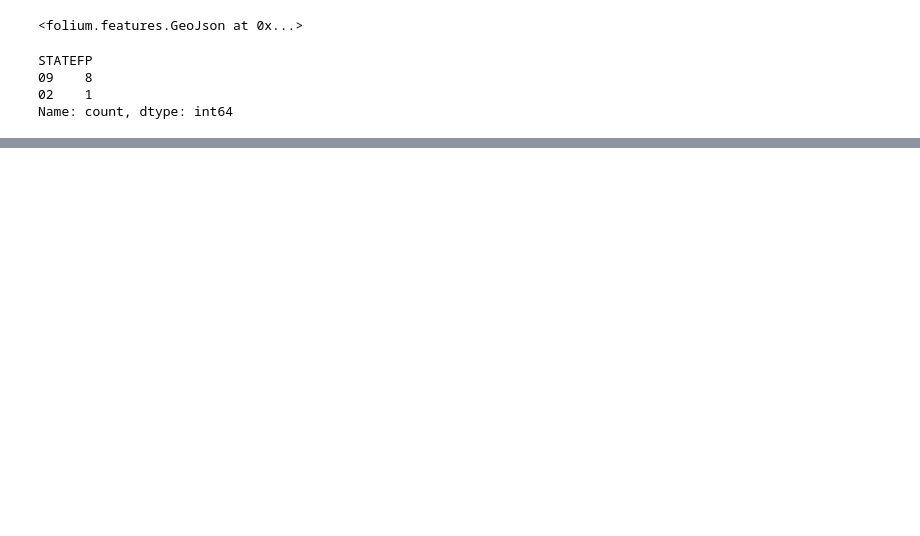
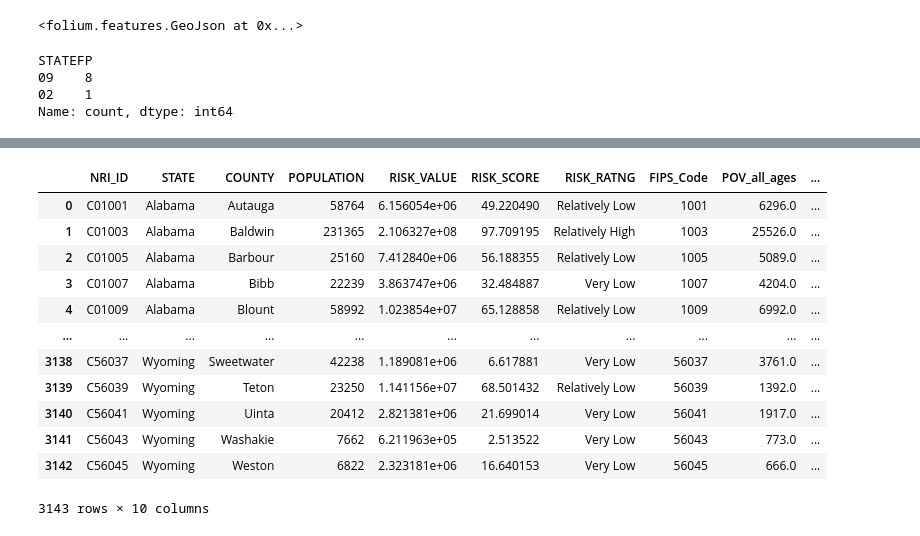
Before and after one commit to farnhamh/CS124H-Group-3, a Jupyter notebook: tia/project.ipynb, the cells around one changed output, grey strips where cells are left out. Saved outputs shown, nothing was run; the diff lists cells and outputs as text; code cells hidden in the pictures; blank space fills up the shorter version.

```diff
--- a/tia/project.ipynb
+++ b/tia/project.ipynb
@@ -509,0 +559,19 @@ Name: count, dtype: int64
+# %%
+#merging
+pov_clean = pov[["FIPS_Code", "POV_all_ages", "POV_percent_all_ages"]]
+pov_nri = pd.merge(nricopy, pov_clean, left_index=True, right_index=True)
+pov_nri
+# %% [output]
+|  | NRI_ID | STATE | COUNTY | POPULATION | RISK_VALUE | RISK_SCORE | RISK_RATNG | FIPS_Code | POV_all_ages | ... |
+| 0 | C01001 | Alabama | Autauga | 58764 | 6.156054e+06 | 49.220490 | Relatively Low | 1001 | 6296.0 | ... |
+| 1 | C01003 | Alabama | Baldwin | 231365 | 2.106327e+08 | 97.709195 | Relatively High | 1003 | 25526.0 | ... |
+| 2 | C01005 | Alabama | Barbour | 25160 | 7.412840e+06 | 56.188355 | Relatively Low | 1005 | 5089.0 | ... |
+| 3 | C01007 | Alabama | Bibb | 22239 | 3.863747e+06 | 32.484887 | Very Low | 1007 | 4204.0 | ... |
+| 4 | C01009 | Alabama | Blount | 58992 | 1.023854e+07 | 65.128858 | Relatively Low | 1009 | 6992.0 | ... |
+| ... | ... | ... | ... | ... | ... | ... | ... | ... | ... | ... |
+| 3138 | C56037 | Wyoming | Sweetwater | 42238 | 1.189081e+06 | 6.617881 | Very Low | 56037 | 3761.0 | ... |
+| 3139 | C56039 | Wyoming | Teton | 23250 | 1.141156e+07 | 68.501432 | Relatively Low | 56039 | 1392.0 | ... |
+| 3140 | C56041 | Wyoming | Uinta | 20412 | 2.821381e+06 | 21.699014 | Very Low | 56041 | 1917.0 | ... |
+| 3141 | C56043 | Wyoming | Washakie | 7662 | 6.211963e+05 | 2.513522 | Very Low | 56043 | 773.0 | ... |
+| 3142 | C56045 | Wyoming | Weston | 6822 | 2.323181e+06 | 16.640153 | Very Low | 56045 | 666.0 | ... |
+3143 rows × 10 columns
```
Also changed, not shown: parts of 17 cells of this notebook, 2 other files.
